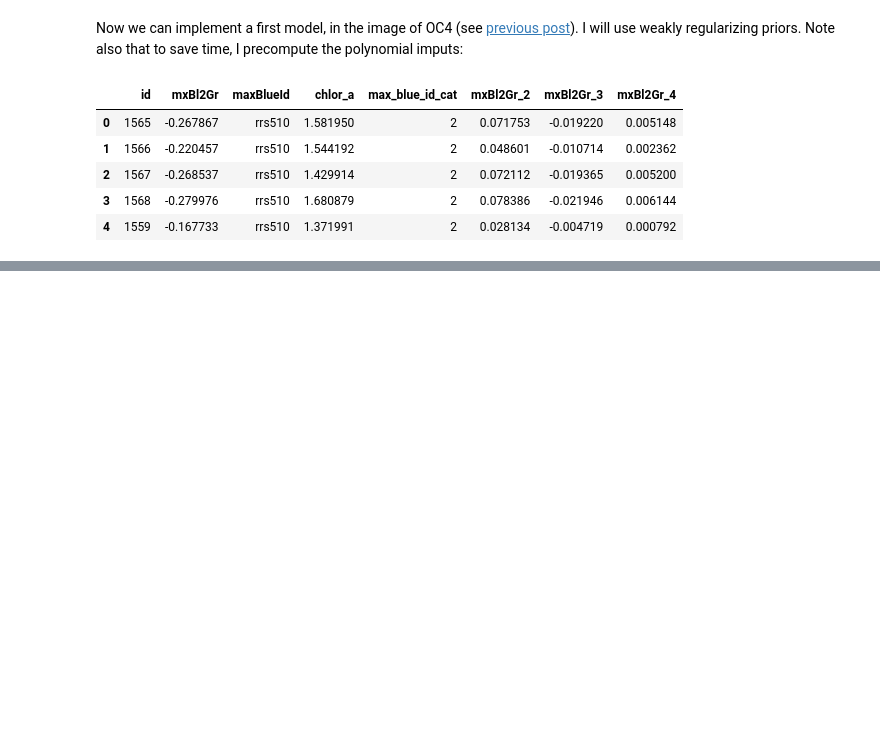
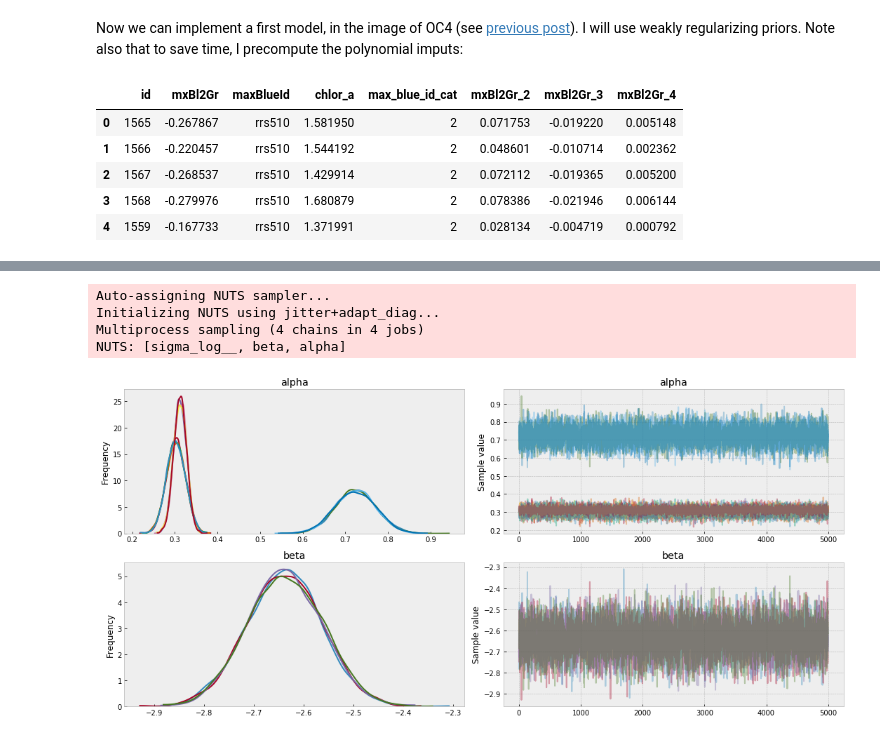
Before and after one commit to madHatter106/Bayesian-Chlorophyll, a Jupyter notebook: Bayesian Modeling for Oceanographers - 3 - Hierarchical models & varying effects.ipynb, the cells around one changed output, grey strips where cells are left out. Drawn from its saved outputs; the diff is of its cells as text; code cells hidden in the pictures; blank space fills up the shorter version.

```diff
--- a/Bayesian Modeling for Oceanographers - 3 - Hierarchical models & varying effects.ipynb
+++ b/Bayesian Modeling for Oceanographers - 3 - Hierarchical models & varying effects.ipynb
@@ -111,5 +117,0 @@ array([[-0.26786697,  0.07175271, -0.01922018,  0.00514845],
-# %%
-n_clusters= df_train.max_blue_id_cat.unique().size
-with pm.Model() as m1g:
-    alpha = pm.Normal('alpha', mu=0, sd=1)
-    beta = pm.Normal('beta', mu=0, sd=1, shape=[n_clusters, 4])
@@ -115,0 +129,28 @@ with pm.Model() as m1g:
+# %%
+n_clusters = df_train.max_blue_id_cat.unique().size
+clust_idx = df_train.max_blue_id_cat.values
+
+with pm.Model() as m_vi:
+
+    # priors
+    alpha_clust = pm.Normal('alpha', mu=0, sd=10, shape=n_clusters)
+    beta = pm.Normal('beta', mu=0, sd=10)
+    sigma = pm.HalfCauchy('sigma', 2)
+
+    # deterministic form of the model
+    mu_ = alpha_clust[clust_idx] + beta * df_train.mxBl2Gr.values
+
+    # likelihood
+    chlor_a = pm.Normal('chlor_a', mu=mu_, sd=sigma, observed=df_train.chlor_a.values)
+
+    # sample
+    trace_m_vi = pm.sample(5000, tune=1000, nuts_kwargs={'target_accept': 0.95})
+# %% [output]
+Auto-assigning NUTS sampler...
+Initializing NUTS using jitter+adapt_diag...
+Multiprocess sampling (4 chains in 4 jobs)
+NUTS: [sigma_log__, beta, alpha]
+# %%
+pm.traceplot(trace_m_vi, varnames=['alpha', 'beta'], figsize=(15, 7));
+# %% [output]
+[figure, added]
```
Also changed, not shown: parts of 13 cells of this notebook.
